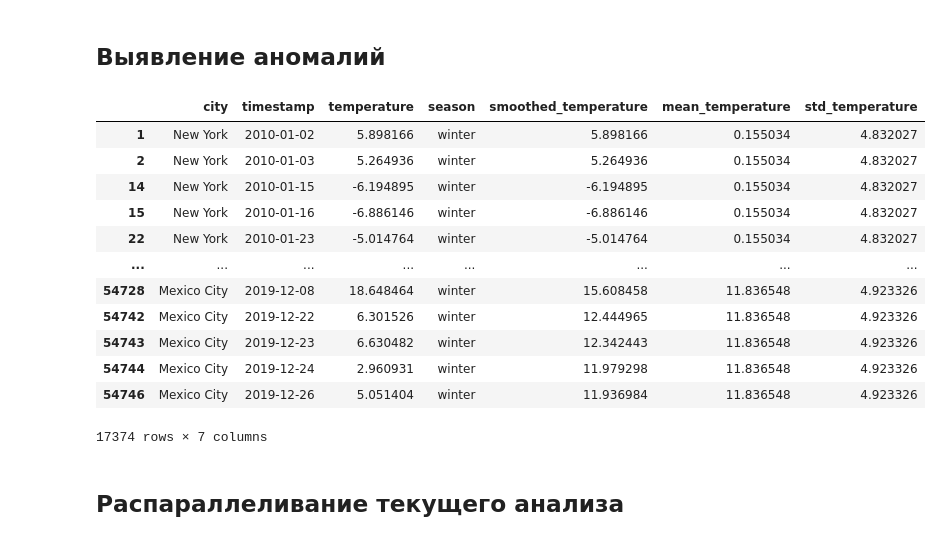
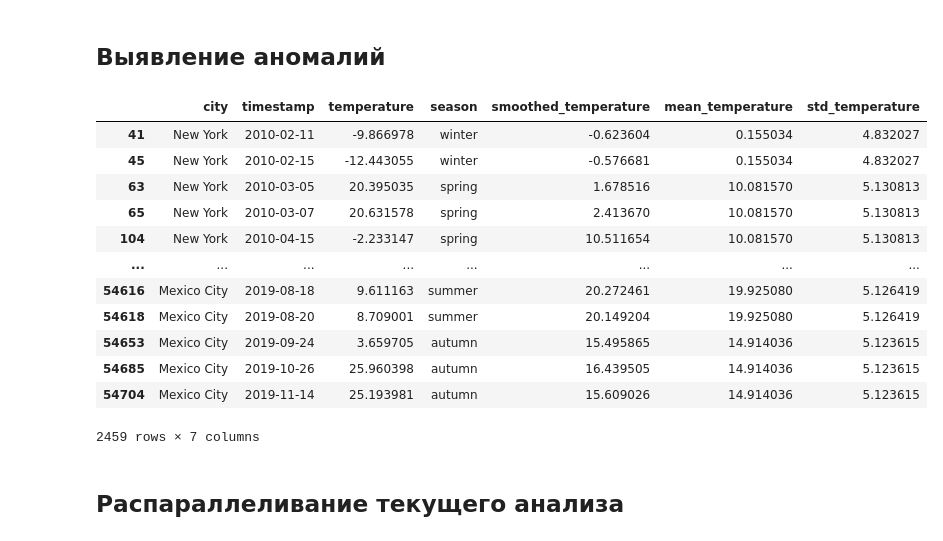
Before and after one commit to vasilyryabtsev/temperature-data, a Jupyter notebook: historical_data_analysis.ipynb, the cells around one changed output. Drawn from its saved outputs; the diff is of its cells as text; code cells hidden in the pictures.

```diff
--- a/historical_data_analysis.ipynb
+++ b/historical_data_analysis.ipynb
@@ -301,24 +301,24 @@ data
 # %% [markdown]
 ## Выявление аномалий
 # %%
-filter1 = (data['temperature'] > data['mean_temperature'] + data['std_temperature'])
-filter2 = (data['temperature'] < data['mean_temperature'] - data['std_temperature'])
+filter1 = (data['temperature'] > data['mean_temperature'] + 2 * data['std_temperature'])
+filter2 = (data['temperature'] < data['mean_temperature'] - 2 * data['std_temperature'])
 
 data[filter1 | filter2]
 # %% [output]
 |  | city | timestamp | temperature | season | smoothed_temperature | mean_temperature | std_temperature |
-| 1 | New York | 2010-01-02 | 5.898166 | winter | 5.898166 | 0.155034 | 4.832027 |
-| 2 | New York | 2010-01-03 | 5.264936 | winter | 5.264936 | 0.155034 | 4.832027 |
-| 14 | New York | 2010-01-15 | -6.194895 | winter | -6.194895 | 0.155034 | 4.832027 |
-| 15 | New York | 2010-01-16 | -6.886146 | winter | -6.886146 | 0.155034 | 4.832027 |
-| 22 | New York | 2010-01-23 | -5.014764 | winter | -5.014764 | 0.155034 | 4.832027 |
+| 41 | New York | 2010-02-11 | -9.866978 | winter | -0.623604 | 0.155034 | 4.832027 |
+| 45 | New York | 2010-02-15 | -12.443055 | winter | -0.576681 | 0.155034 | 4.832027 |
+| 63 | New York | 2010-03-05 | 20.395035 | spring | 1.678516 | 10.081570 | 5.130813 |
+| 65 | New York | 2010-03-07 | 20.631578 | spring | 2.413670 | 10.081570 | 5.130813 |
+| 104 | New York | 2010-04-15 | -2.233147 | spring | 10.511654 | 10.081570 | 5.130813 |
 | ... | ... | ... | ... | ... | ... | ... | ... |
-| 54728 | Mexico City | 2019-12-08 | 18.648464 | winter | 15.608458 | 11.836548 | 4.923326 |
-| 54742 | Mexico City | 2019-12-22 | 6.301526 | winter | 12.444965 | 11.836548 | 4.923326 |
-| 54743 | Mexico City | 2019-12-23 | 6.630482 | winter | 12.342443 | 11.836548 | 4.923326 |
-| 54744 | Mexico City | 2019-12-24 | 2.960931 | winter | 11.979298 | 11.836548 | 4.923326 |
-| 54746 | Mexico City | 2019-12-26 | 5.051404 | winter | 11.936984 | 11.836548 | 4.923326 |
+| 54616 | Mexico City | 2019-08-18 | 9.611163 | summer | 20.272461 | 19.925080 | 5.126419 |
+| 54618 | Mexico City | 2019-08-20 | 8.709001 | summer | 20.149204 | 19.925080 | 5.126419 |
+| 54653 | Mexico City | 2019-09-24 | 3.659705 | autumn | 15.495865 | 14.914036 | 5.123615 |
+| 54685 | Mexico City | 2019-10-26 | 25.960398 | autumn | 16.439505 | 14.914036 | 5.123615 |
+| 54704 | Mexico City | 2019-11-14 | 25.193981 | autumn | 15.609026 | 14.914036 | 5.123615 |
-17374 rows × 7 columns
+2459 rows × 7 columns
 # %% [markdown]
 ## Распараллеливание текущего анализа
 # %% [markdown]
```
Also changed, not shown: parts of 14 cells of this notebook.
